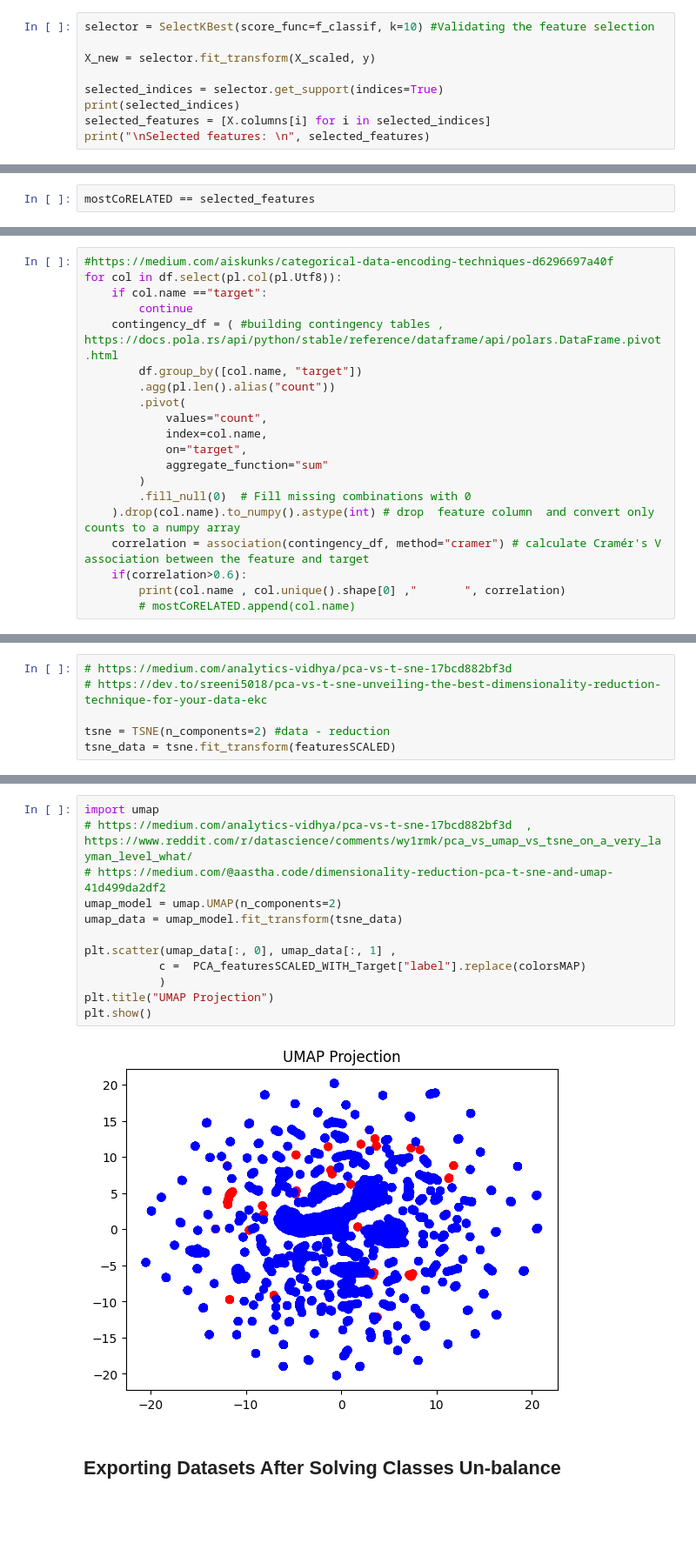
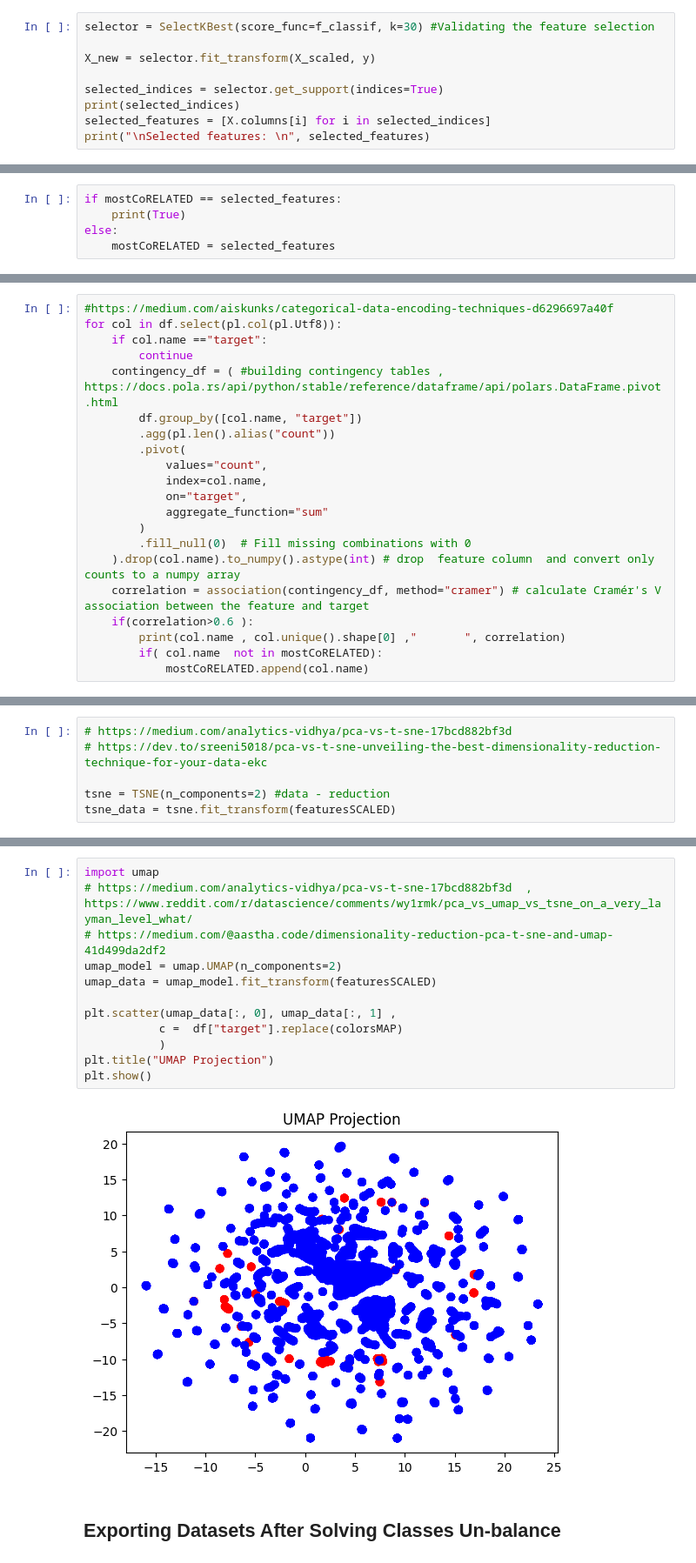
Before and after one commit to DEVOLOPER-1/Pred-Sus-Act, a Jupyter notebook: eda.ipynb, the cells around one changed output, grey strips where cells are left out. Shown at 87% size. Cells and saved outputs as stored; diff of their text form; blank space fills up the shorter version.

```diff
--- a/eda.ipynb
+++ b/eda.ipynb
@@ -468,7 +468,7 @@ shape: (10, 3)
 | "authentication_status" | 1252.844566 | 6.0988e-263 |
 | "destination_host_count" | 299.073204 | 2.5502e-66 |
 # %%
-selector = SelectKBest(score_func=f_classif, k=10) #Validating the feature selection
+selector = SelectKBest(score_func=f_classif, k=30) #Validating the feature selection
 
 X_new = selector.fit_transform(X_scaled, y)
 
@@ -484,5 +485,8 @@ Selected features:
 # %%
-mostCoRELATED == selected_features
+if mostCoRELATED == selected_features:
+    print(True)
+else:
+    mostCoRELATED = selected_features
 # %% [output]
 True
 # %%
@@ -502,9 +506,10 @@ for col in df.select(pl.col(pl.Utf8)):
         .fill_null(0)  # Fill missing combinations with 0
     ).drop(col.name).to_numpy().astype(int) # drop  feature column  and convert only counts to a numpy array
     correlation = association(contingency_df, method="cramer") # calculate Cramér's V association between the feature and target
-    if(correlation>0.6):
+    if(correlation>0.6 ):
         print(col.name , col.unique().shape[0] ,"       ", correlation)
-        # mostCoRELATED.append(col.name)
+        if( col.name  not in mostCoRELATED):
+            mostCoRELATED.append(col.name)
 # %% [output]
 connection_status 10         0.7204663984193229
 service_type 62         0.7445614132065677
@@ -649,17 +646,17 @@ plt.show()
 # %%
 import umap
 # https://medium.com/analytics-vidhya/pca-vs-t-sne-17bcd882bf3d  , https://www.reddit.com/r/datascience/comments/wy1rmk/pca_vs_umap_vs_tsne_on_a_very_layman_level_what/
 # https://medium.com/@aastha.code/dimensionality-reduction-pca-t-sne-and-umap-41d499da2df2
 umap_model = umap.UMAP(n_components=2)
-umap_data = umap_model.fit_transform(tsne_data)
+umap_data = umap_model.fit_transform(featuresSCALED)
 
 plt.scatter(umap_data[:, 0], umap_data[:, 1] ,
-           c =  PCA_featuresSCALED_WITH_Target["label"].replace(colorsMAP)
+           c =  df["target"].replace(colorsMAP)
            )
 plt.title("UMAP Projection")
 plt.show()
 # %% [output]
-[figure, old version]
+[figure, new version]
 # %% [markdown]
 ## Exporting Datasets After Solving Classes Un-balance
 # %%
```
Also changed, not shown: parts of 12 cells of this notebook, 3 other files.
